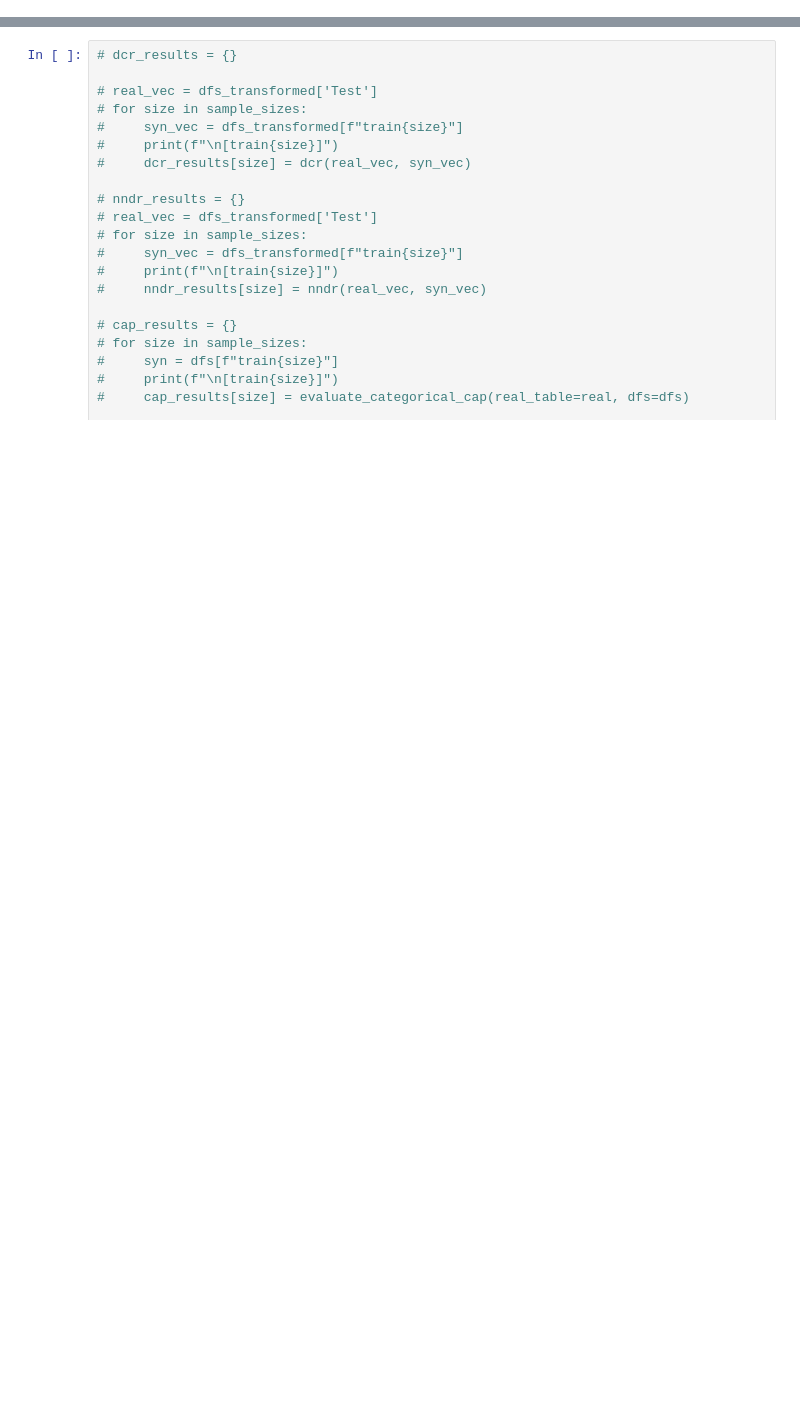
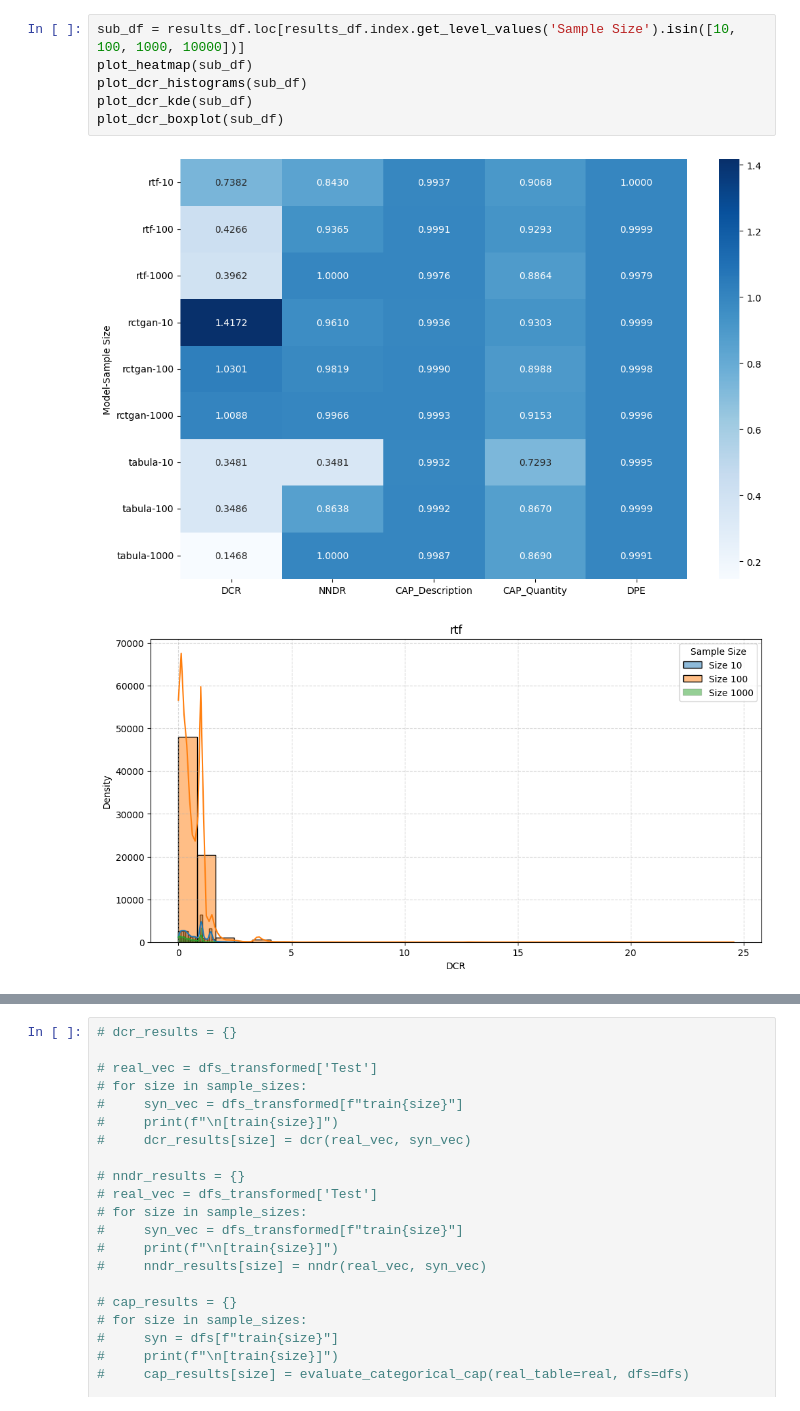
Before and after one commit to y2ahsong/SynPriv, a Jupyter notebook: exp/eval.ipynb, the cells around one changed output, grey strips where cells are left out. Drawn from its saved outputs; the diff is of its cells as text; blank space fills up the shorter version.

```diff
--- a/exp/eval.ipynb
+++ b/exp/eval.ipynb
@@ -80,0 +90,9 @@ NNDR (median dist_1 / dist_2): 1.0000
+# %%
+sub_df = results_df.loc[results_df.index.get_level_values('Sample Size').isin([10, 100, 1000, 10000])]
+plot_heatmap(sub_df)
+plot_dcr_histograms(sub_df)
+plot_dcr_kde(sub_df)
+plot_dcr_boxplot(sub_df)
+# %% [output]
+[figure, added]
+[figure, added]
```
Also changed, not shown: parts of 6 cells of this notebook, 1 other file.
